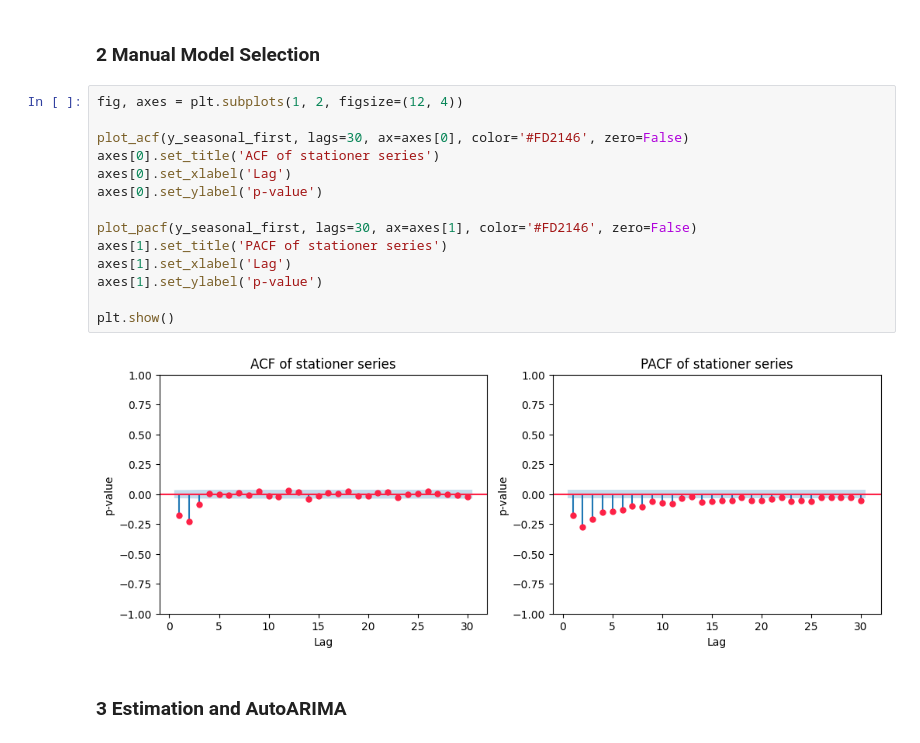
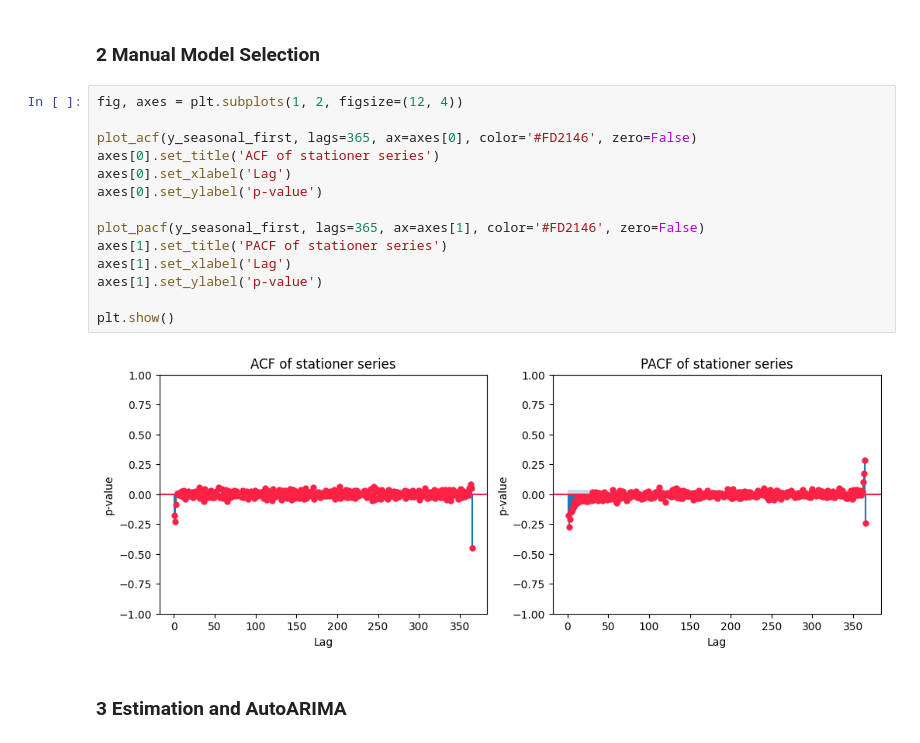
Before and after one commit to HannaHalka/Time-Series, a Jupyter notebook: Ass6/Assignment6.ipynb, the cells around one changed output. Drawn from its saved outputs; the diff is of its cells as text.

```diff
--- a/Ass6/Assignment6.ipynb
+++ b/Ass6/Assignment6.ipynb
@@ -62,19 +64,19 @@ ADF seasonal+first diff p-value = 0.00000
 # %%
 fig, axes = plt.subplots(1, 2, figsize=(12, 4))
 
-plot_acf(y_seasonal_first, lags=30, ax=axes[0], color='#FD2146', zero=False)
+plot_acf(y_seasonal_first, lags=365, ax=axes[0], color='#FD2146', zero=False)
 axes[0].set_title('ACF of stationer series')
 axes[0].set_xlabel('Lag')
 axes[0].set_ylabel('p-value')
 
-plot_pacf(y_seasonal_first, lags=30, ax=axes[1], color='#FD2146', zero=False)
+plot_pacf(y_seasonal_first, lags=365, ax=axes[1], color='#FD2146', zero=False)
 axes[1].set_title('PACF of stationer series')
 axes[1].set_xlabel('Lag')
 axes[1].set_ylabel('p-value')
 
 plt.show()
 # %% [output]
-[figure, old version]
+[figure, new version]
 # %% [markdown]
 ### 3 Estimation and AutoARIMA
 # %%
```
Also changed, not shown: parts of 14 cells of this notebook.
